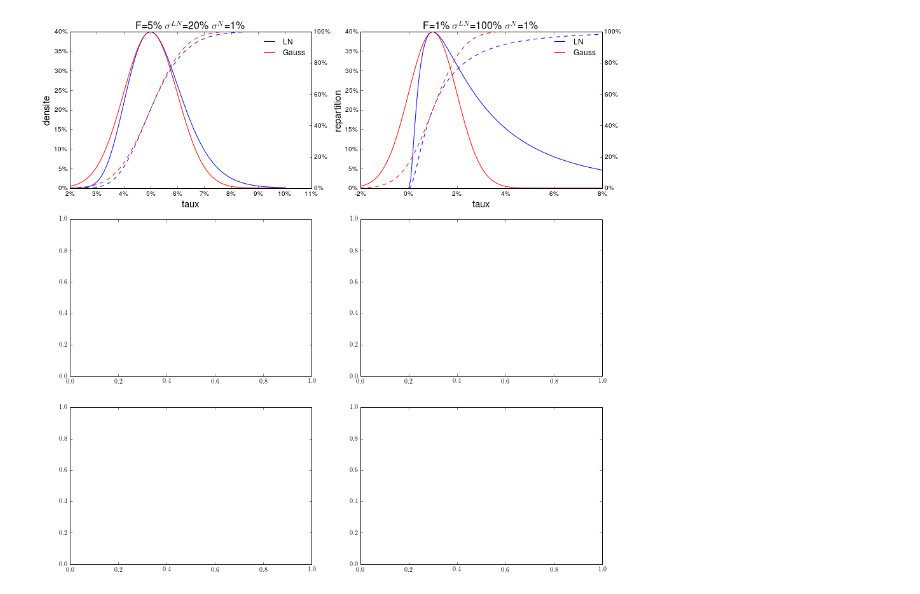
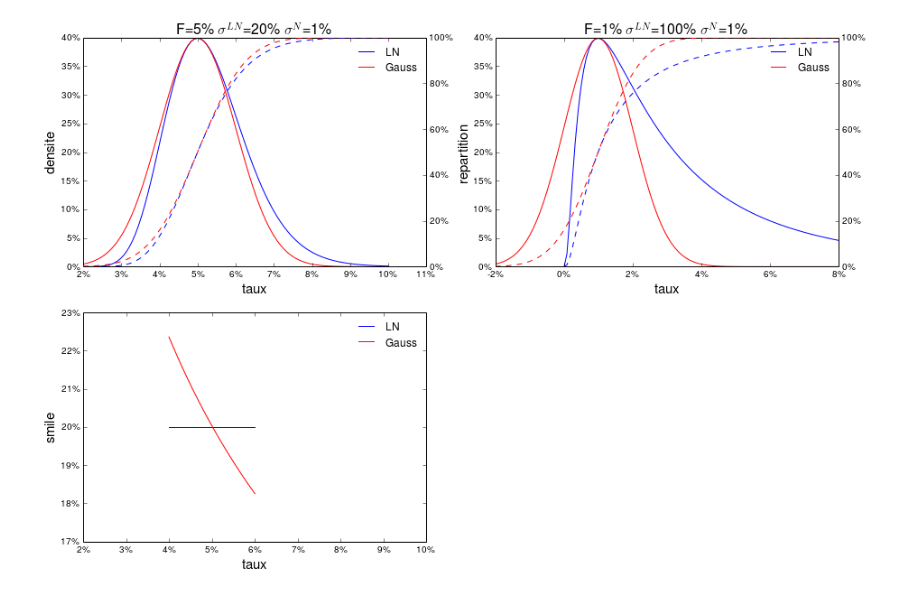
Before and after one commit to rguillemot/Formation_Finance, a Jupyter notebook: Derives_de_taux/notebook/Normal vs Lognormal Distribution.ipynb, the cells around one changed output. Drawn from its saved outputs; the diff is of its cells as text; code cells hidden in the pictures.

```diff
--- a/Derives_de_taux/notebook/Normal vs Lognormal Distribution.ipynb
+++ b/Derives_de_taux/notebook/Normal vs Lognormal Distribution.ipynb
@@ -19,26 +68,8 @@ def myfunc(x, pos=0):
+# %%
+smile_LN1 = np.repeat(vol_LN1,100)
+smile_N1 = map(lambda x: ImpliedVol(F1,x,1,1,Bacherlier(F1,x,1,1,vol_N1)),x_N1_vol)
 # %%
-F1 = 0.05
-vol_N1 = 0.01
-vol_LN1 = vol_N1/F1
-x_LN1 = np.linspace(0.02,0.1, 100)
-x_N1 = np.linspace(0.02,0.1, 100)
-y_LN1 = norm.pdf(log(x_LN1/F1)/vol_LN1)
-y_LN1_cum = norm.cdf(log(x_LN1/F1)/vol_LN1)
-y_N1 = norm.pdf((x_N-F1)/vol_N1)
-y_N1_cum = norm.cdf((x_N-F1)/vol_N1)
-
-F2 = 0.01
-vol_N2 = 0.01
-vol_LN2 = vol_N2/F2
-x_LN2 = np.linspace(0.0001,0.08, 100)
-x_N2 = np.linspace(-0.0200,0.08, 100)
-y_LN2 = norm.pdf(log(x_LN2/F2)/vol_LN2)
-y_LN2_cum = norm.cdf(log(x_LN2/F2)/vol_LN2)
-y_N2 = norm.pdf((x_N2-F2)/vol_N2)
-y_N2_cum = norm.cdf((x_N2-F2)/vol_N2)
-
-fig, ax = plt.subplots(nrows=3,ncols=2,figsize=(15,15))
-
+fig, ax = plt.subplots(nrows=2,ncols=2,figsize=(15,10))
 
 ax2 = ax[0][0].twinx()
 ax[0][0].plot(x_LN1,y_LN1,color='blue',label='LN')
@@ -48,32 +79,47 @@ ax2.plot(x_LN1,y_N1_cum,color='red',ls='--')
 ax[0][0].legend(loc='best', frameon=False)
 ax[0][0].xaxis.set_major_formatter(FuncFormatter(myfunc))
 ax[0][0].yaxis.set_major_formatter(FuncFormatter(myfunc))
 ax[0][0].set_ylabel('densite',fontsize=15)
 ax[0][0].set_xlabel('taux',fontsize=15)
 ax2.set_ylabel('repartition',fontsize=15)
 ax2.xaxis.set_major_formatter(FuncFormatter(myfunc))
 ax2.yaxis.set_major_formatter(FuncFormatter(myfunc))
 
 ax[0][0].set_title('F=5\% $\sigma^{LN}$=20\% $\sigma^{N}$=1\%',fontsize=16)
 
 ax2 = ax[0][1].twinx()
 ax[0][1].plot(x_LN2,y_LN2,color='blue',label='LN')
 ax2.plot(x_LN2,y_LN2_cum,color='blue',ls='--')
 ax[0][1].plot(x_N2,y_N2,color='red',label='Gauss')
 ax2.plot(x_N2,y_N2_cum,color='red',ls='--')
 
 ax[0][1].legend(loc='best', frameon=False)
 ax[0][1].set_xlabel('taux',fontsize=15)
 ax[0][1].xaxis.set_major_formatter(FuncFormatter(myfunc))
 ax[0][1].yaxis.set_major_formatter(FuncFormatter(myfunc))
 ax2.xaxis.set_major_formatter(FuncFormatter(myfunc))
 ax2.yaxis.set_major_formatter(FuncFormatter(myfunc))
 
 ax[0][1].set_title('F=1\% $\sigma^{LN}$=100\% $\sigma^{N}$=1\%',fontsize=16)
 
+ax[1][0].plot(x_N1_vol,smile_LN1,color='blue',label='LN')
+ax[1][0].plot(x_N1_vol,smile_N1,color='red',label='Gauss')
+ax[1][0].legend(loc='best', frameon=False)
+ax[1][0].xaxis.set_major_formatter(FuncFormatter(myfunc))
+ax[1][0].yaxis.set_major_formatter(FuncFormatter(myfunc))
+ax[1][0].set_ylabel('smile',fontsize=15)
+ax[1][0].set_xlabel('taux',fontsize=15)
 
+ax[1][0].set_xlim([0.02,0.1])
+ax[1][0].set_ylim([0.17,0.23])
 
+ax[1][1].spines['top'].set_visible(False)
+ax[1][1].spines['bottom'].set_visible(False)
+ax[1][1].spines['left'].set_visible(False)
+ax[1][1].spines['right'].set_visible(False)
+ax[1][1].set_xticks([])
+ax[1][1].set_yticks([])
 
-fig.show()
+plt.savefig('../figures/LognormalvsNormal.png', bbox_inches='tight')
 # %% [output]
-[figure, old version]
+[figure, new version]
```
Also changed, not shown: parts of 2 cells of this notebook, 8 other files.
